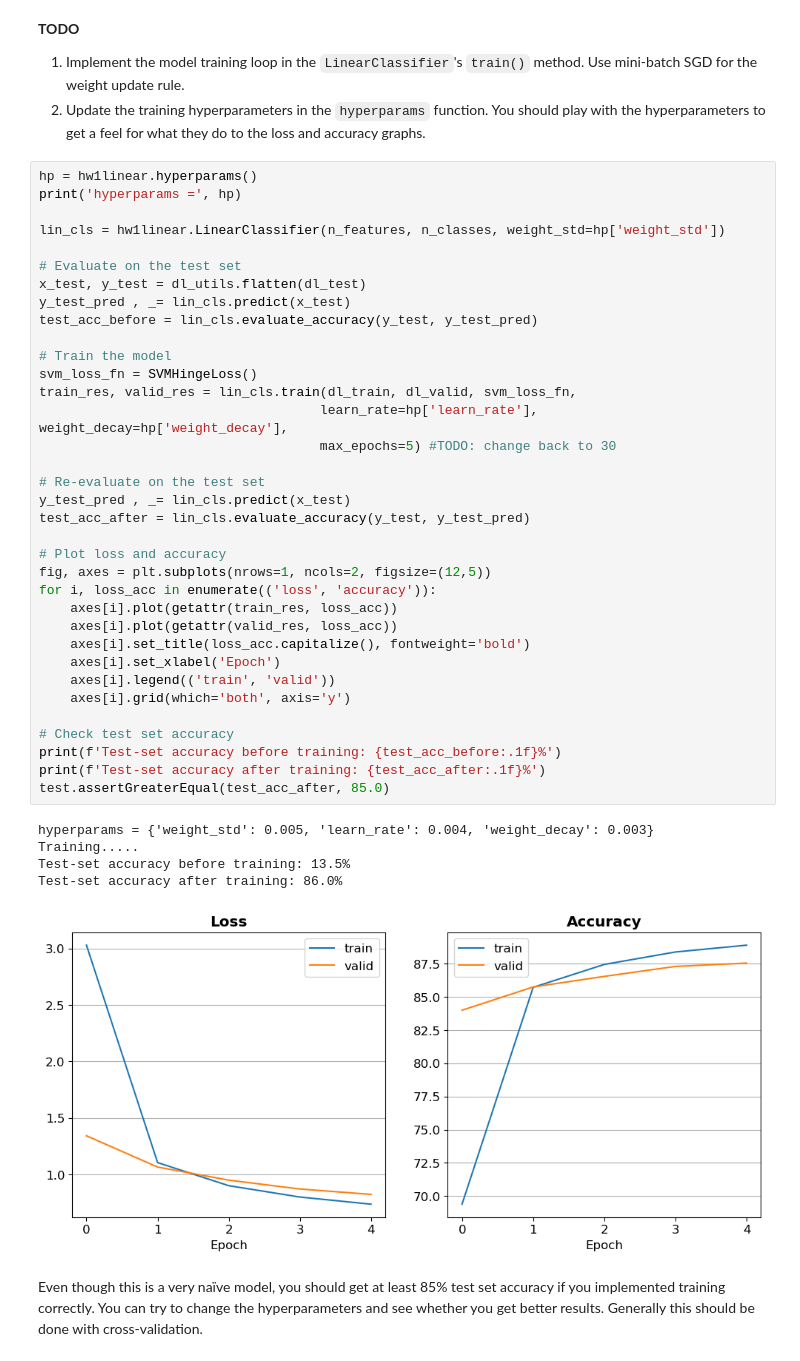
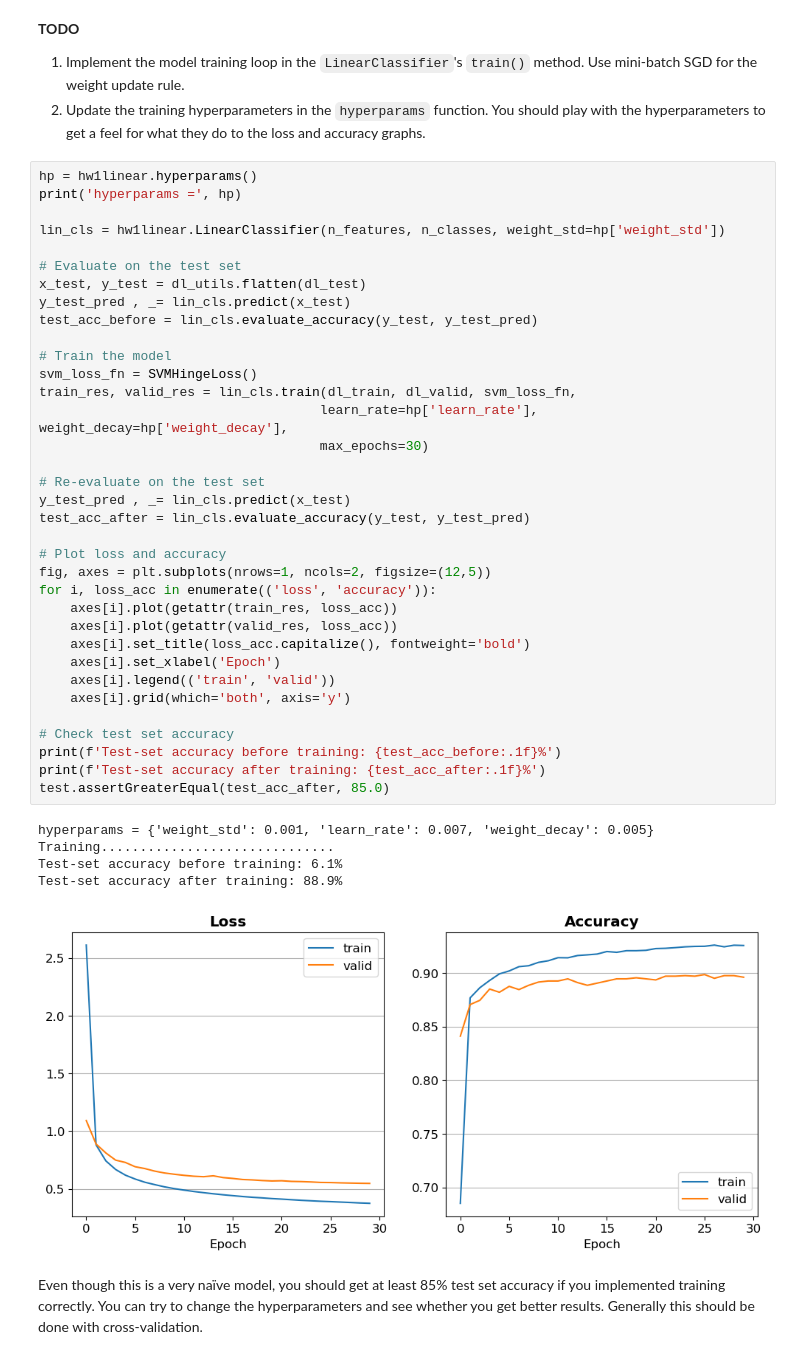
Before and after one commit to UriKH/DL-236781, a Jupyter notebook: HW1/Part2_LinearClassifier.ipynb, the cells around one changed output. Cells and saved outputs as stored; diff of their text form.

```diff
--- a/HW1/Part2_LinearClassifier.ipynb
+++ b/HW1/Part2_LinearClassifier.ipynb
@@ -511,39 +511,39 @@ lin_cls = hw1linear.LinearClassifier(n_features, n_classes, weight_std=hp['weigh
 
 # Evaluate on the test set
 x_test, y_test = dl_utils.flatten(dl_test)
 y_test_pred , _= lin_cls.predict(x_test)
 test_acc_before = lin_cls.evaluate_accuracy(y_test, y_test_pred)
 
 # Train the model
 svm_loss_fn = SVMHingeLoss()
 train_res, valid_res = lin_cls.train(dl_train, dl_valid, svm_loss_fn,
                                     learn_rate=hp['learn_rate'], weight_decay=hp['weight_decay'],
-                                    max_epochs=5) #TODO: change back to 30
+                                    max_epochs=30)
 
 # Re-evaluate on the test set
 y_test_pred , _= lin_cls.predict(x_test)
 test_acc_after = lin_cls.evaluate_accuracy(y_test, y_test_pred)
 
 # Plot loss and accuracy
 fig, axes = plt.subplots(nrows=1, ncols=2, figsize=(12,5))
 for i, loss_acc in enumerate(('loss', 'accuracy')):
     axes[i].plot(getattr(train_res, loss_acc))
     axes[i].plot(getattr(valid_res, loss_acc))
     axes[i].set_title(loss_acc.capitalize(), fontweight='bold')
     axes[i].set_xlabel('Epoch')
     axes[i].legend(('train', 'valid'))
     axes[i].grid(which='both', axis='y')
 
 # Check test set accuracy
 print(f'Test-set accuracy before training: {test_acc_before:.1f}%')
 print(f'Test-set accuracy after training: {test_acc_after:.1f}%')
 test.assertGreaterEqual(test_acc_after, 85.0)
 # %% [output]
-hyperparams = {'weight_std': 0.005, 'learn_rate': 0.004, 'weight_decay': 0.003}
-Training.....
-Test-set accuracy before training: 13.5%
-Test-set accuracy after training: 86.0%
+hyperparams = {'weight_std': 0.001, 'learn_rate': 0.007, 'weight_decay': 0.005}
+Training..............................
+Test-set accuracy before training: 6.1%
+Test-set accuracy after training: 88.9%
-[figure, old version]
+[figure, new version]
 # %% [markdown]
 Even though this is a very naïve model, you should get at least 85% test set accuracy if you implemented training correctly. You can try to change the hyperparameters and see whether you get better results. Generally this should be done with cross-validation.
 # %% [markdown]
```
Also changed, not shown: parts of 5 cells of this notebook, 4 other files.
